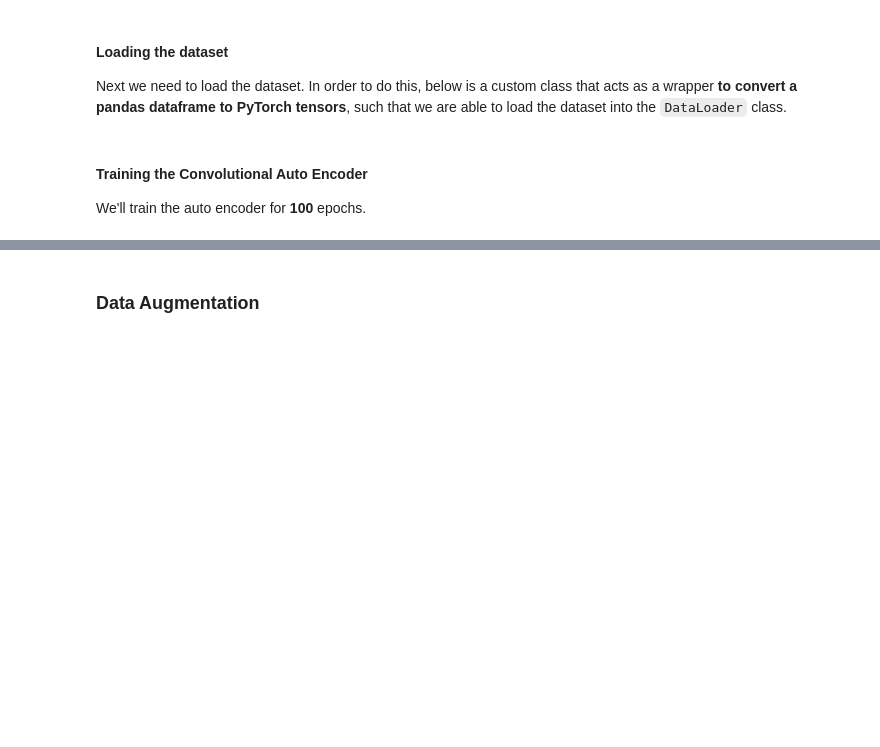
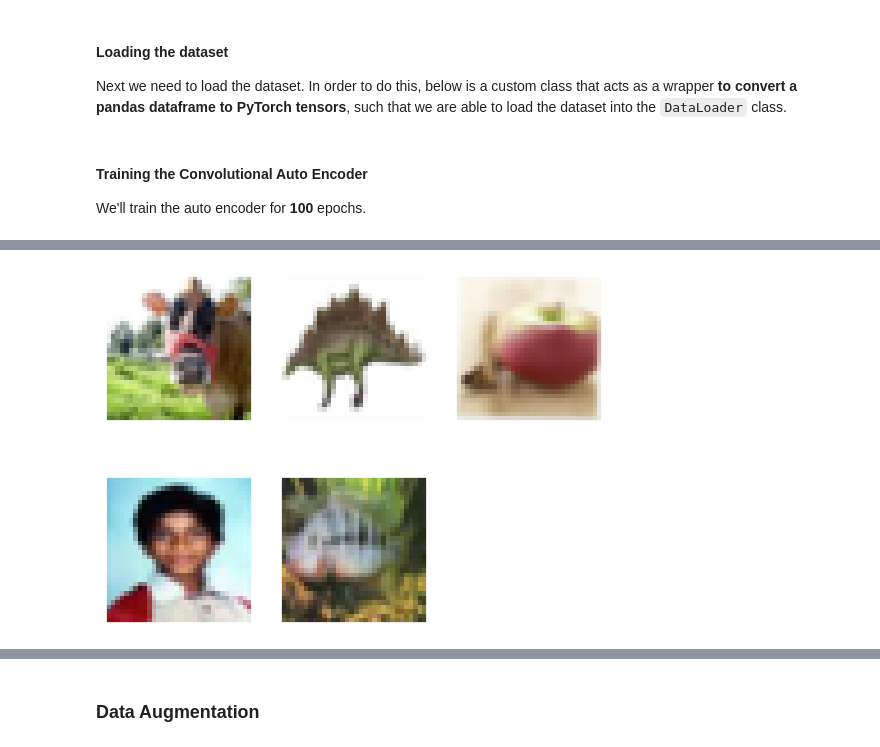
Before and after one commit to kenJPG/CIFAR100, a Jupyter notebook: cifar_100.ipynb, the cells around one changed output, grey strips where cells are left out. Cells and saved outputs as stored; diff of their text form; code cells hidden in the pictures; blank space fills up the shorter version.

```diff
--- a/cifar_100.ipynb
+++ b/cifar_100.ipynb
@@ -464,0 +485,7 @@ RuntimeError: The size of tensor a (35) must match the size of tensor b (32) at
+# %%
+# plt.imshow(np.transpose(temp, axes = [0, 1, 2]))
+train_data = TorchDataset(X_train, y_train)
+# %%
+imshow(train_data.x[0:5].detach().cpu().numpy())
+# %% [output]
+[figure, added]
```
Also changed, not shown: parts of 11 cells of this notebook.
